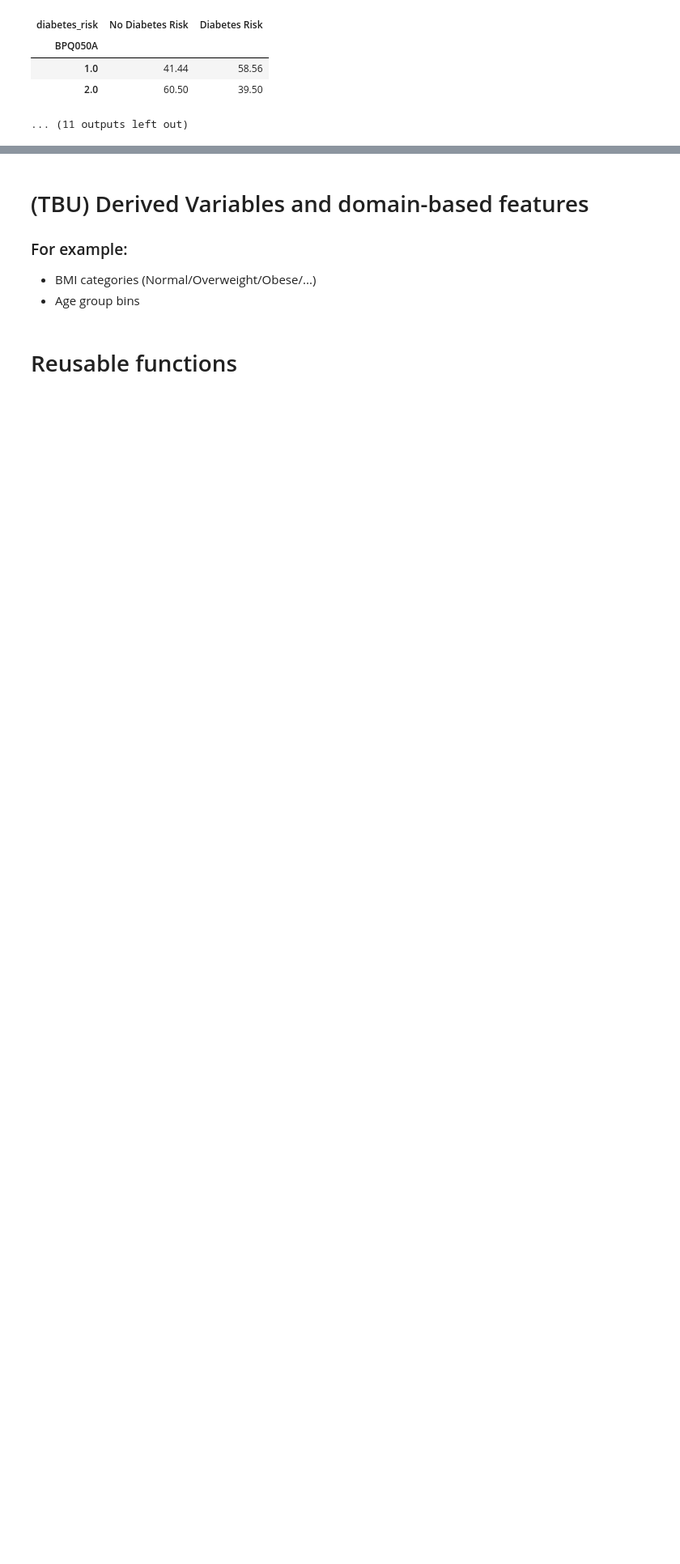
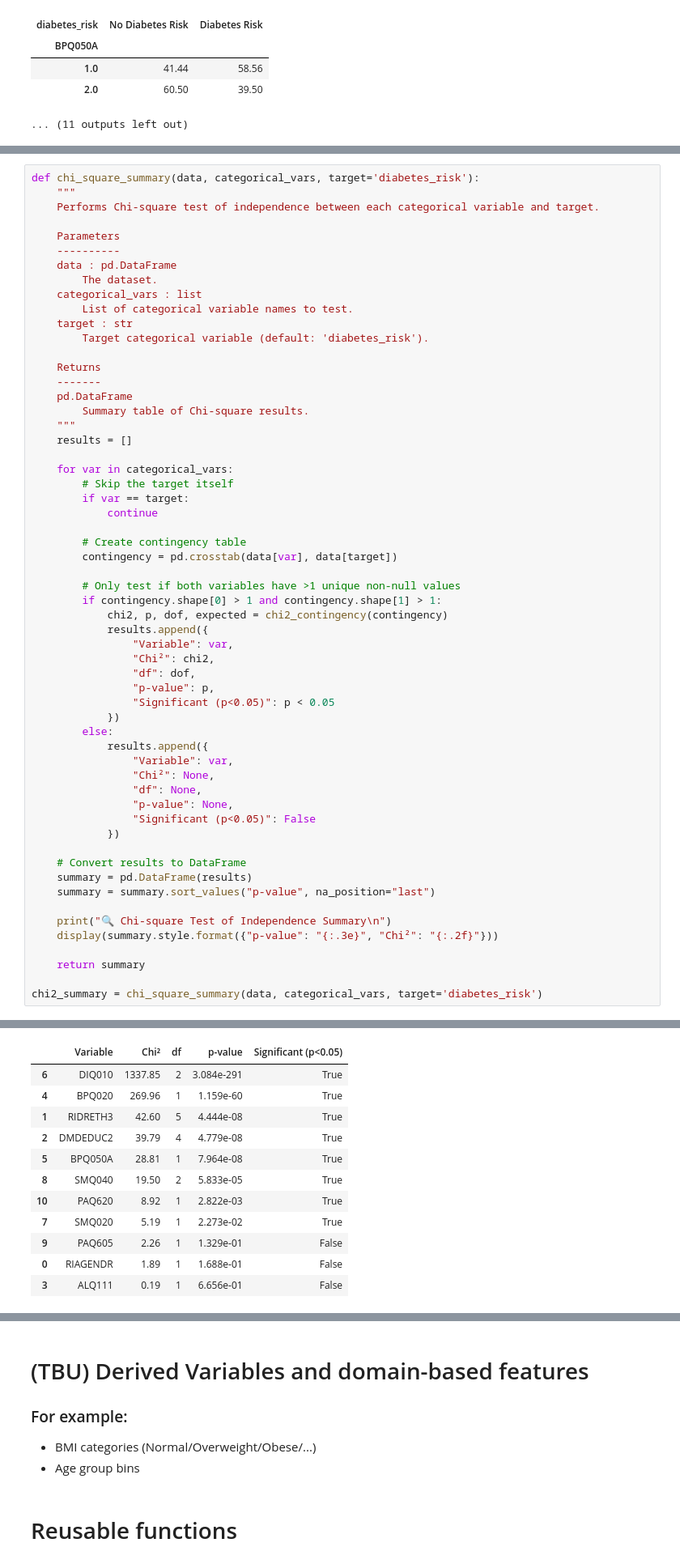
Before and after one commit to thq225/health-risk-bayesian-network, a Jupyter notebook: notebook.ipynb, the cells around one changed output, grey strips where cells are left out. Shown at 81% size. Cells and saved outputs as stored; diff of their text form; blank space fills up the shorter version.

```diff
--- a/notebook.ipynb
+++ b/notebook.ipynb
@@ -1068,0 +1067,59 @@ Cross-tabulation: BPQ050A vs. diabetes_risk
+# %%
+def chi_square_summary(data, categorical_vars, target='diabetes_risk'):
+    """
+    Performs Chi-square test of independence between each categorical variable and target.
+
+    Parameters
+    ----------
+    data : pd.DataFrame
+        The dataset.
+    categorical_vars : list
+        List of categorical variable names to test.
+    target : str
+        Target categorical variable (default: 'diabetes_risk').
+
+    Returns
+    -------
+    pd.DataFrame
+        Summary table of Chi-square results.
+    """
+    results = []
+
+    for var in categorical_vars:
+        # Skip the target itself
+        if var == target:
+            continue
+
+        # Create contingency table
+        contingency = pd.crosstab(data[var], data[target])
+
+        # Only test if both variables have >1 unique non-null values
+        if contingency.shape[0] > 1 and contingency.shape[1] > 1:
+            chi2, p, dof, expected = chi2_contingency(contingency)
+            results.append({
+                "Variable": var,
+                "Chi²": chi2,
+                "df": dof,
+                "p-value": p,
+                "Significant (p<0.05)": p < 0.05
+            })
+        else:
+            results.append({
+                "Variable": var,
+                "Chi²": None,
+                "df": None,
+                "p-value": None,
+                "Significant (p<0.05)": False
+            })
+
+    # Convert results to DataFrame
+    summary = pd.DataFrame(results)
+    summary = summary.sort_values("p-value", na_position="last")
+
+    print("🔍 Chi-square Test of Independence Summary\n")
+    display(summary.style.format({"p-value": "{:.3e}", "Chi²": "{:.2f}"}))
+
+    return summary
+
+chi2_summary = chi_square_summary(data, categorical_vars, target='diabetes_risk')
+# %% [output]
@@ -1068,0 +1127,12 @@ Cross-tabulation: BPQ050A vs. diabetes_risk
+|  | Variable | Chi² | df | p-value | Significant (p<0.05) |
+| 6 | DIQ010 | 1337.85 | 2 | 3.084e-291 | True |
+| 4 | BPQ020 | 269.96 | 1 | 1.159e-60 | True |
+| 1 | RIDRETH3 | 42.60 | 5 | 4.444e-08 | True |
+| 2 | DMDEDUC2 | 39.79 | 4 | 4.779e-08 | True |
+| 5 | BPQ050A | 28.81 | 1 | 7.964e-08 | True |
+| 8 | SMQ040 | 19.50 | 2 | 5.833e-05 | True |
+| 10 | PAQ620 | 8.92 | 1 | 2.822e-03 | True |
+| 7 | SMQ020 | 5.19 | 1 | 2.273e-02 | True |
+| 9 | PAQ605 | 2.26 | 1 | 1.329e-01 | False |
+| 0 | RIAGENDR | 1.89 | 1 | 1.688e-01 | False |
+| 3 | ALQ111 | 0.19 | 1 | 6.656e-01 | False |
```
Also changed, not shown: parts of 14 cells of this notebook, 1 other file.
